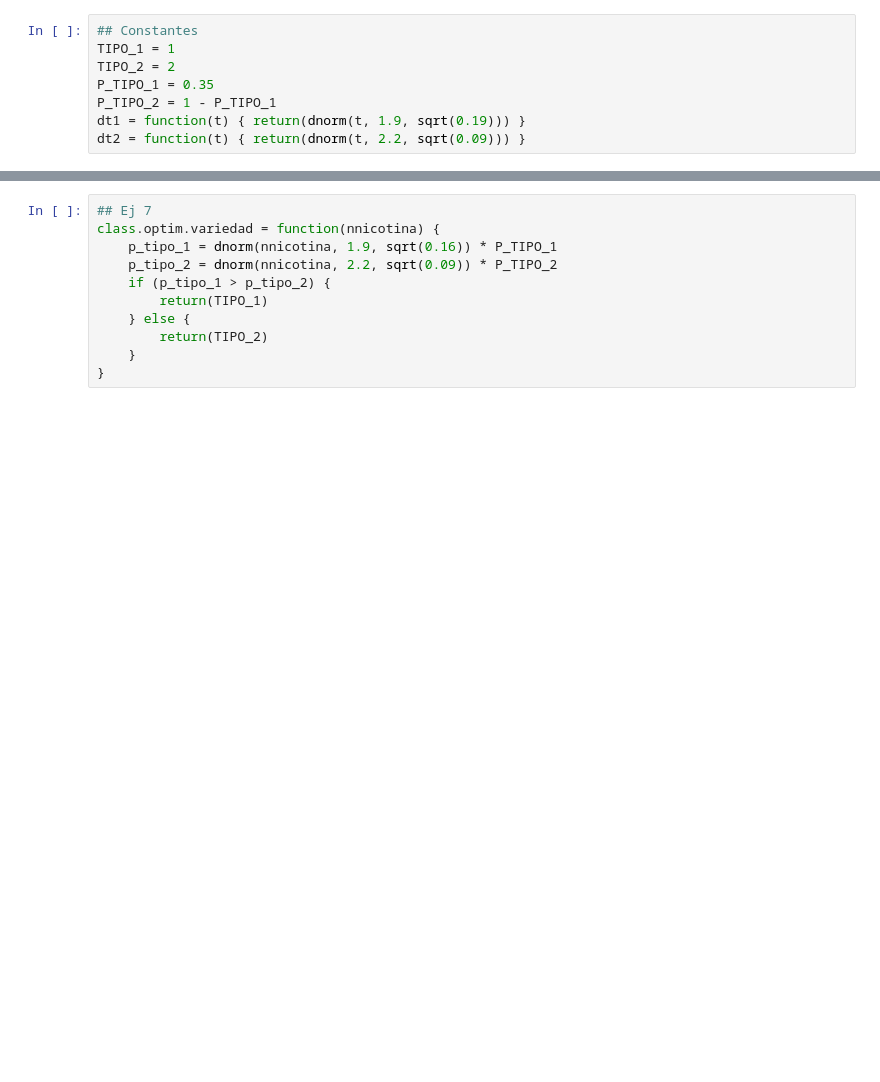
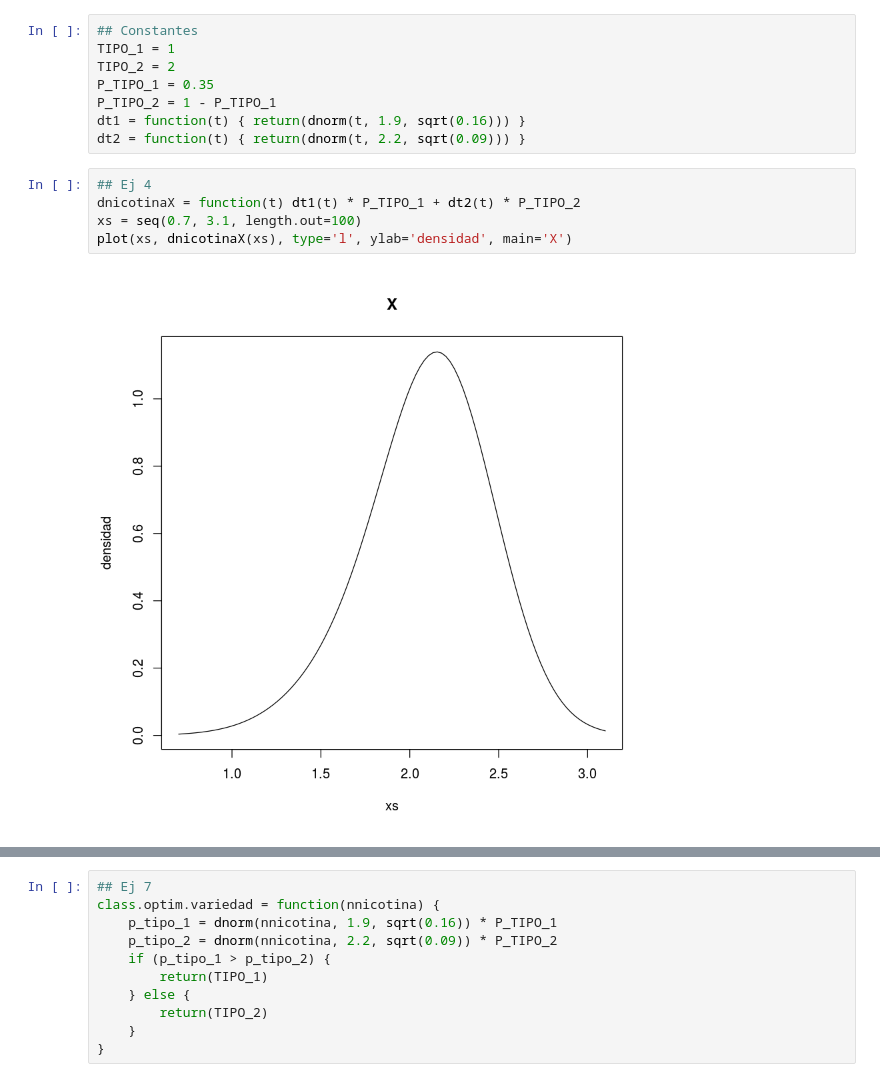
Before and after one commit to m2march/tp_final_r, a Jupyter notebook: Lista_4.ipynb, the cells around one changed output, grey strips where cells are left out. Saved outputs shown, nothing was run; the diff lists cells and outputs as text; blank space fills up the shorter version.

```diff
--- a/Lista_4.ipynb
+++ b/Lista_4.ipynb
@@ -4,5 +28,12 @@ TIPO_1 = 1
 TIPO_2 = 2
 P_TIPO_1 = 0.35
 P_TIPO_2 = 1 - P_TIPO_1
-dt1 = function(t) { return(dnorm(t, 1.9, sqrt(0.19))) }
+dt1 = function(t) { return(dnorm(t, 1.9, sqrt(0.16))) }
 dt2 = function(t) { return(dnorm(t, 2.2, sqrt(0.09))) }
+# %%
+## Ej 4
+dnicotinaX = function(t) dt1(t) * P_TIPO_1 + dt2(t) * P_TIPO_2
+xs = seq(0.7, 3.1, length.out=100)
+plot(xs, dnicotinaX(xs), type='l', ylab='densidad', main='X')
+# %% [output]
+[figure, added]
```
Also changed, not shown: parts of 11 cells of this notebook, 2 other files.
